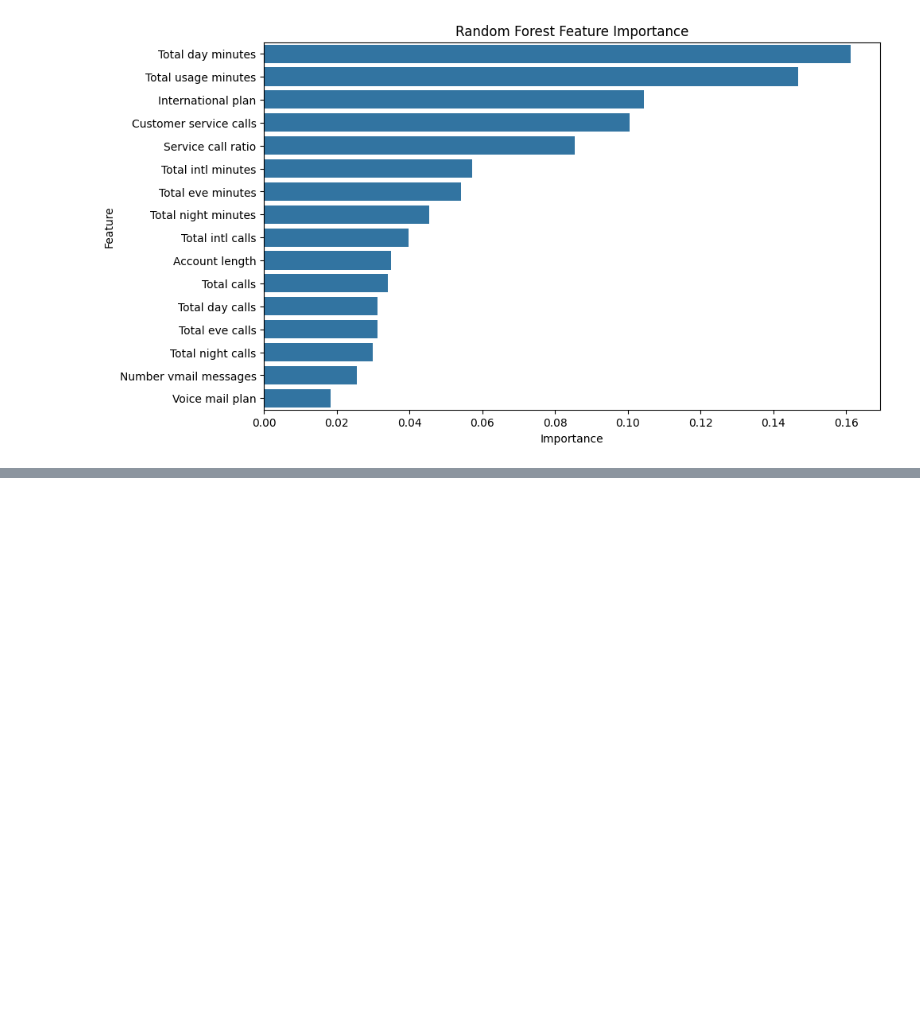
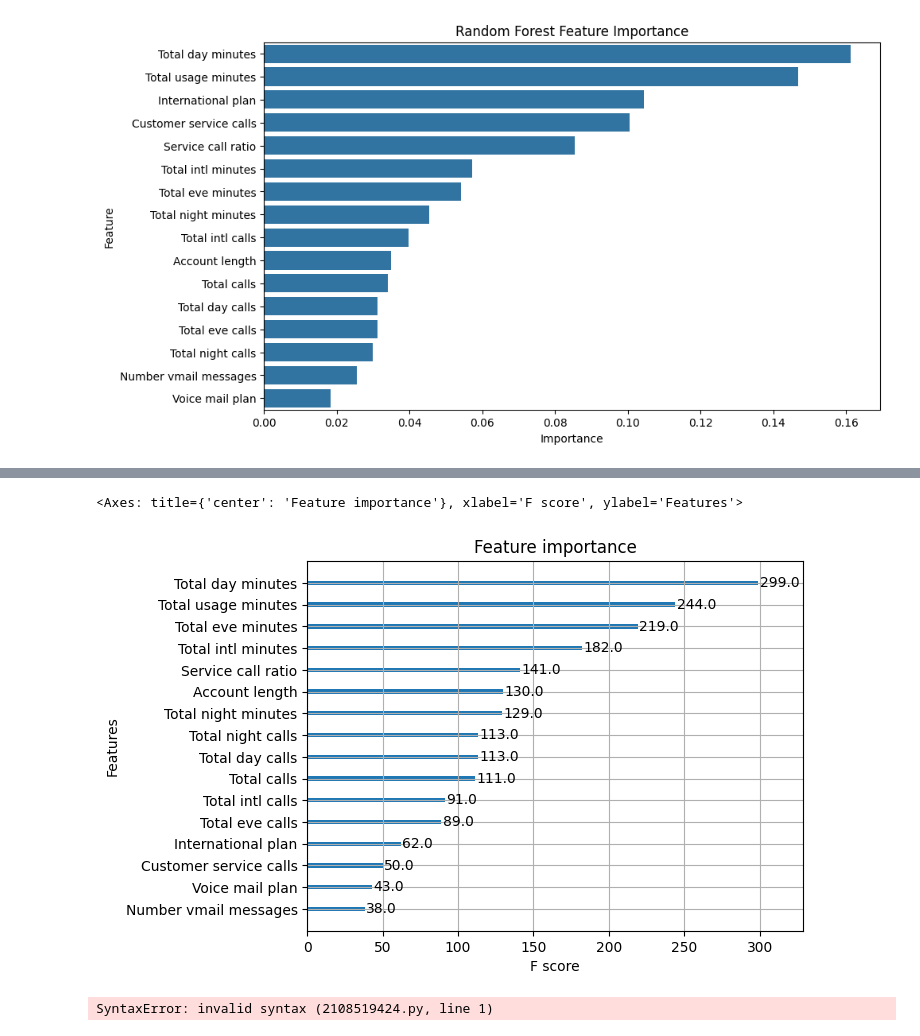
Before and after one commit to Shadowalker997/saas-churn-prediction, a Jupyter notebook: notebooks/03_model_training.ipynb, the cells around one changed output, grey strips where cells are left out. Saved outputs shown, nothing was run; the diff lists cells and outputs as text; code cells hidden in the pictures; blank space fills up the shorter version.

Commit message:
train and evaluate models

```diff
--- a/notebooks/03_model_training.ipynb
+++ b/notebooks/03_model_training.ipynb
@@ -262,0 +275,9 @@ plt.show()
+# %%
+#Train Train XGBoost (Gradient Boosting)
+from xgboost import XGBClassifier
+xgb_model = XGBClassifier(
+    n_estimators=100,
+    scale_pos_weight= (y_train == 0).sum() / (y_train == 1).sum(), #Handles class imbalance
+    random_state=42
+)
+xgb_model.fit(X_train, y_train)
@@ -262,0 +337,18 @@ plt.show()
+# %%
+from xgboost import plot_importance
+plot_importance(xgb_model)
+# %% [output]
+<Axes: title={'center': 'Feature importance'}, xlabel='F score', ylabel='Features'>
+[figure, added]
+# %%
+"""
+Based on churn prediction, **XGBoost with the 0.3 threshold** is the best choice.
+
+- It is the strongest option for the **minority churn class**
+- It improves **recall**, which matters most here
+- It keeps **precision** reasonably high
+
+If the goal were only overall accuracy, the comparison could be different. For churn, **recall on churners should be the main metric**, and XGBoost is the best fit.
+"""
+# %% [output]
+SyntaxError: invalid syntax (2108519424.py, line 1)
```
Also changed, not shown: parts of 11 cells of this notebook, 1 other file.
